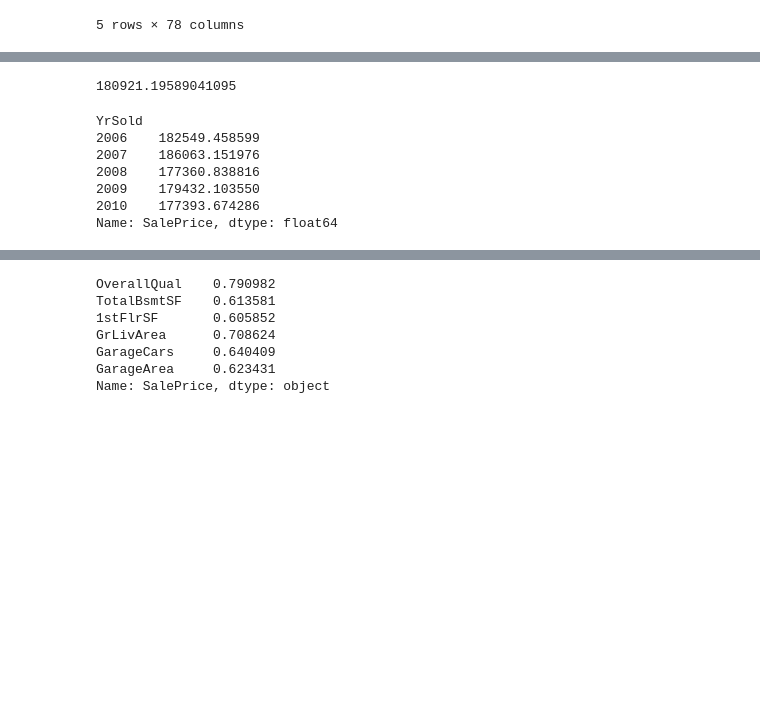
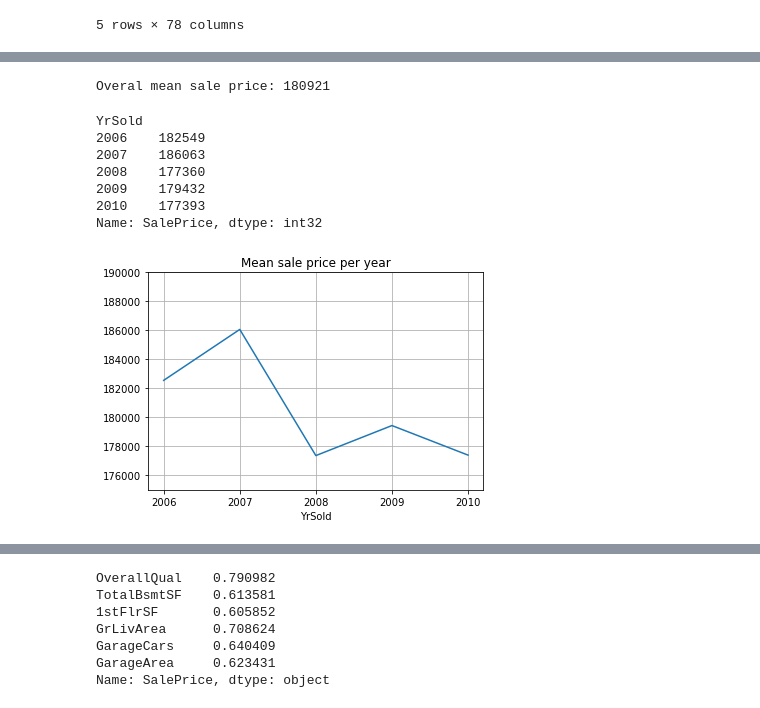
Before and after one commit to therinz/housing_stats, a Jupyter notebook: notebooks/import_csv.ipynb, the cells around one changed output, grey strips where cells are left out. Drawn from its saved outputs; the diff is of its cells as text; code cells hidden in the pictures; blank space fills up the shorter version.

```diff
--- a/notebooks/import_csv.ipynb
+++ b/notebooks/import_csv.ipynb
@@ -100,13 +123,19 @@ h.shape
 # %%
-# Average sale price
-print(h["SalePrice"].mean())
-h.groupby("YrSold")["SalePrice"].mean()
+# Average sale price over time
+print(f"Overal mean sale price: {int(h['SalePrice'].mean())}")
+sp_y = h.groupby("YrSold")["SalePrice"].mean().astype(int)
+sp_y.plot(xticks=range(2006,2011),
+          ylim=(175000, 190000),
+          grid=True,
+          title="Mean sale price per year")
+sp_y
 # %% [output]
-180921.19589041095
+Overal mean sale price: 180921
 YrSold
-2006    182549.458599
-2007    186063.151976
-2008    177360.838816
-2009    179432.103550
-2010    177393.674286
-Name: SalePrice, dtype: float64
+2006    182549
+2007    186063
+2008    177360
+2009    179432
+2010    177393
+Name: SalePrice, dtype: int32
+[figure, added]
```
Also changed, not shown: parts of 27 cells of this notebook.
